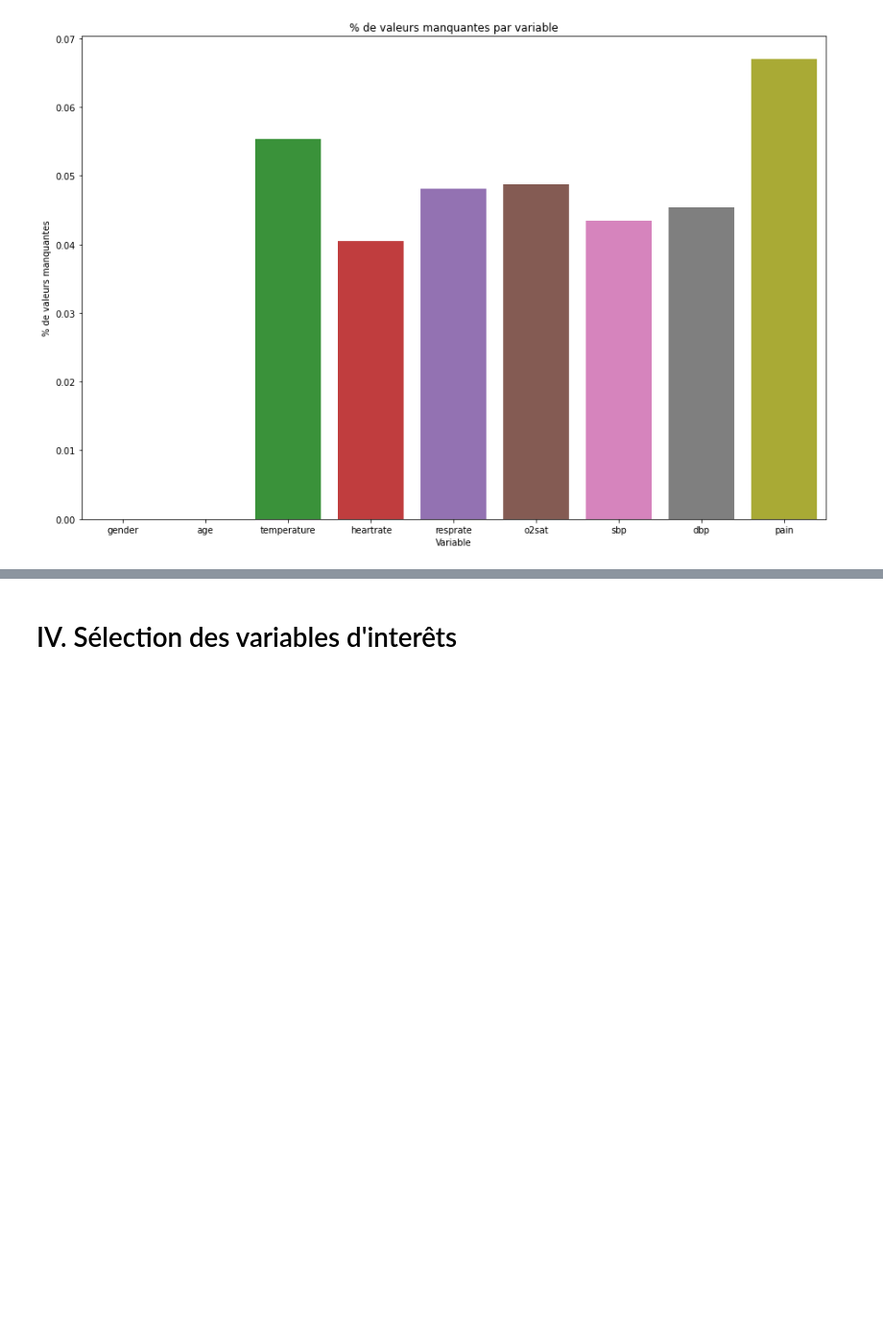
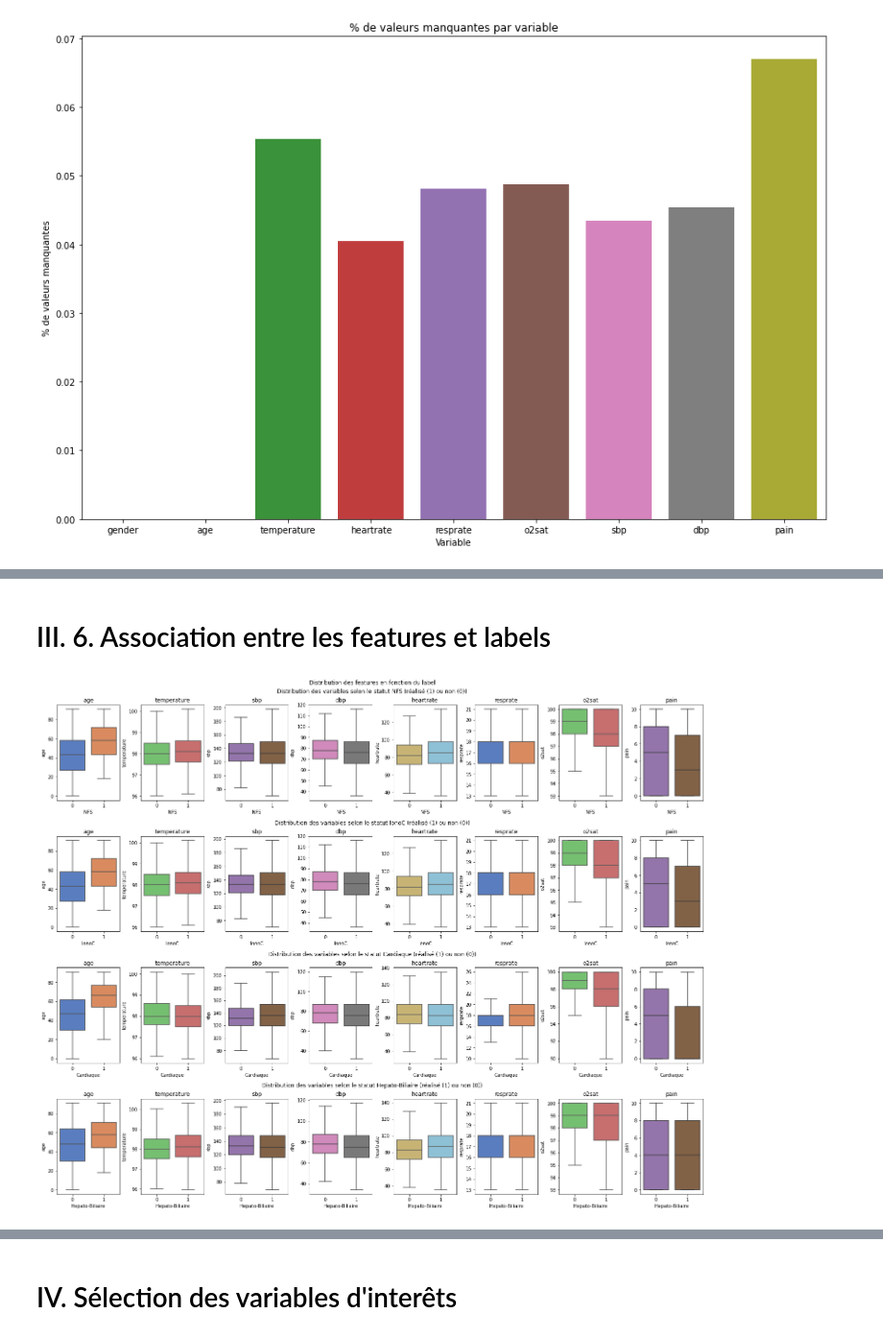
Before and after one commit to alibell/biologyOrderPredictor, a Jupyter notebook: Project_Report.ipynb, the cells around one changed output, grey strips where cells are left out. Shown at 96% size. Cells and saved outputs as stored; diff of their text form; code cells hidden in the pictures; blank space fills up the shorter version.

```diff
--- a/Project_Report.ipynb
+++ b/Project_Report.ipynb
@@ -273 +337,9 @@ plot_missing_bar(X, features)
+# %% [markdown]
+# III. 6. Association entre les features et labels
+# %%
+features = ["age", "temperature", "sbp", "dbp", "heartrate", "resprate", "o2sat", "pain"]
+labels = ["NFS", "IonoC", "Cardiaque", "Hepato-Biliaire"]
+plot_box_variable_label_distribution(X_train_clean, y_train, features, labels)
+# %% [output]
+[figure, added]
 # %%
```
Also changed, not shown: parts of 34 cells of this notebook, 2 other files.
